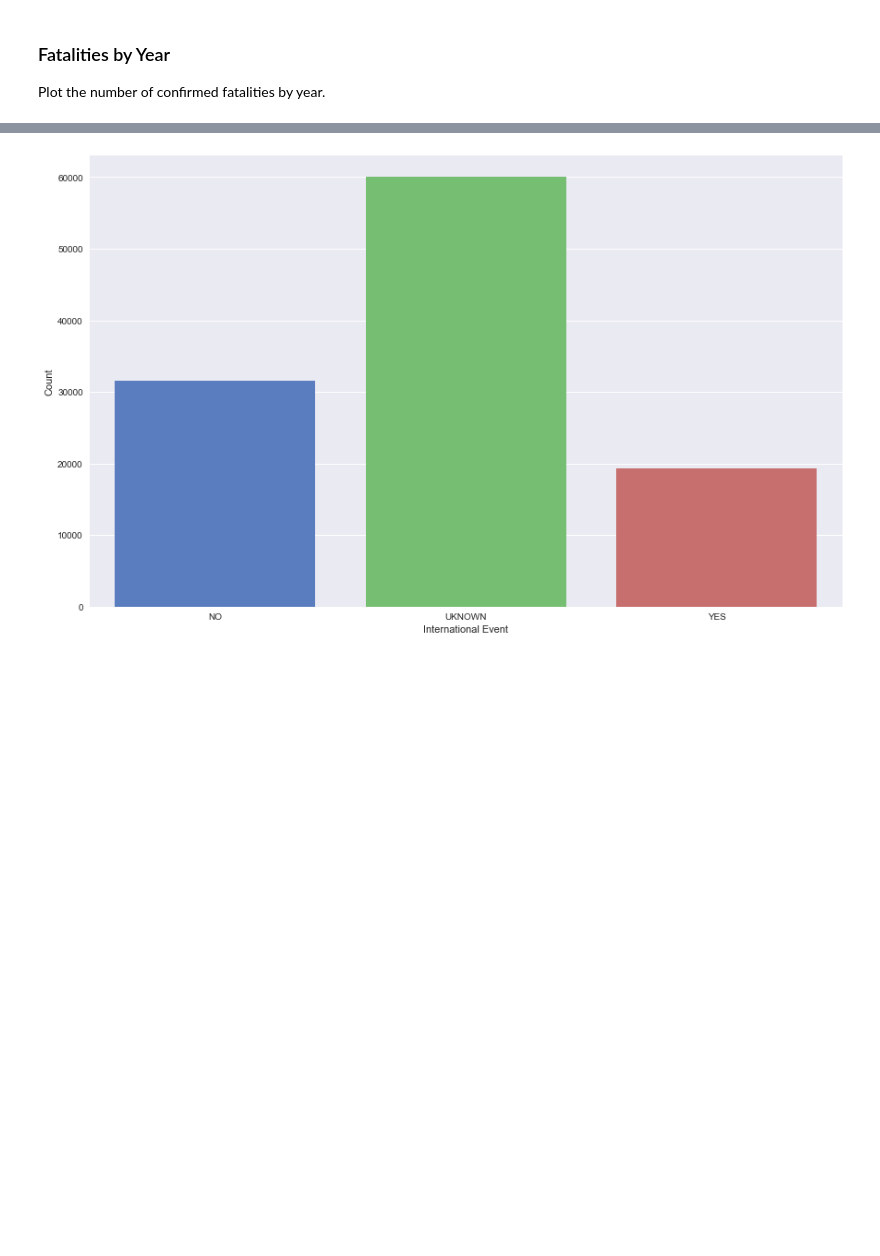
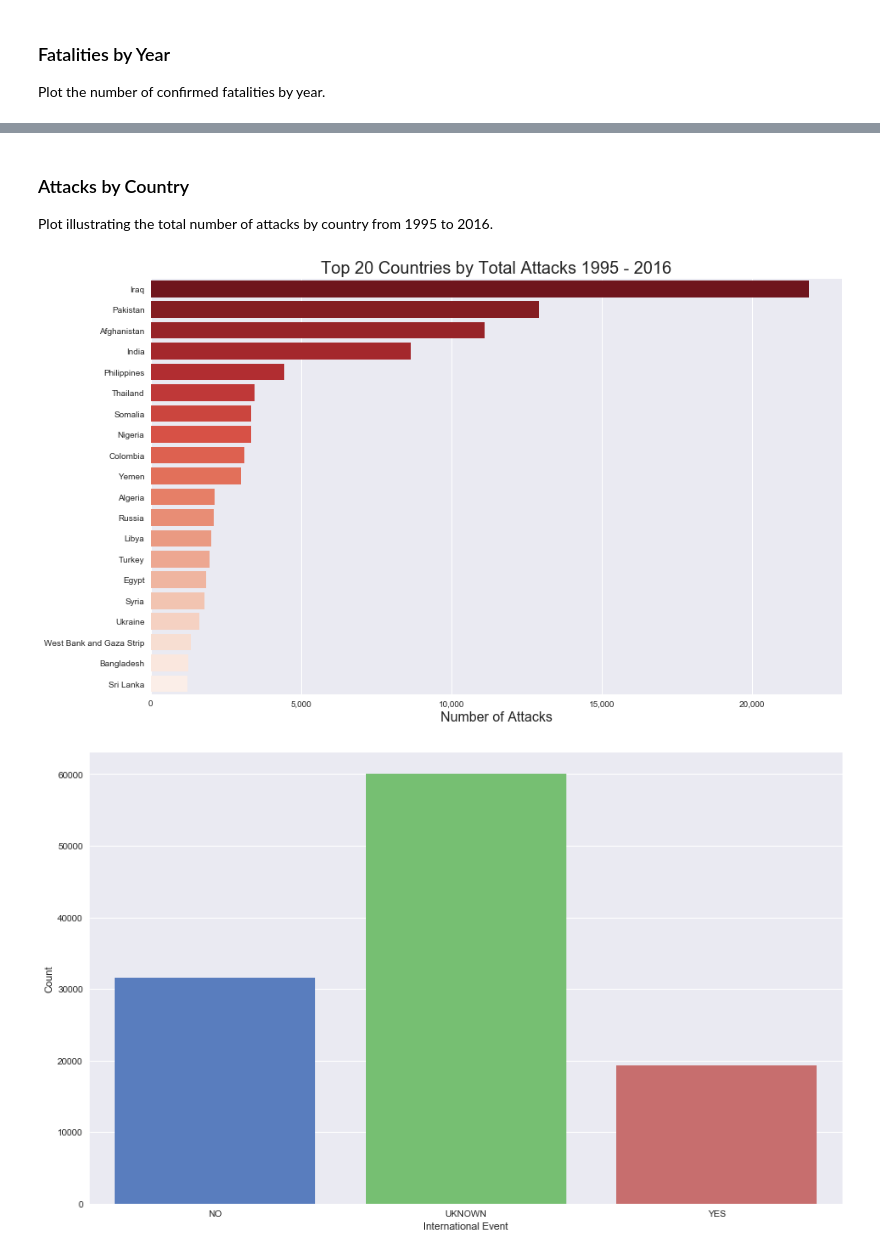
Before and after one commit to tcskowronek/predicting-terrorist-attacks, a Jupyter notebook: src/02-Exploratory-Data-Analysis.ipynb, the cells around one changed output, grey strips where cells are left out. Saved outputs shown, nothing was run; the diff lists cells and outputs as text; code cells hidden in the pictures; blank space fills up the shorter version.

```diff
--- a/src/02-Exploratory-Data-Analysis.ipynb
+++ b/src/02-Exploratory-Data-Analysis.ipynb
@@ -330,3 +328,33 @@ plt.show()
+# %% [markdown]
+### Attacks by Country
+Plot illustrating the total number of attacks by country from 1995 to 2016.
+# %%
+data = gtd_clean[['country_txt']].copy()
+data['event_id'] = data.index
+
+# Calculate the number of attacks
+data = data.groupby(['country_txt']).agg(['count'])
+data = data.reset_index()
+data.columns = ['Country','Attacks']
+
+# Order attacks descending
+data = data.sort_values('Attacks', ascending=False)[0:20]
+data = data.reset_index()
+
+# Set the color palette in reverse
+colors = sns.color_palette('Reds', len(data))
+colors.reverse()
+plt.figure(figsize=(14.6, 9.0))
+
+# Plot bar chart with index as x values
+ax = sns.barplot(data.Attacks, data.index, orient='h', palette=colors)
+ax.get_xaxis().set_major_formatter(plt.FuncFormatter(lambda x, loc: "{:,}".format(int(x))))
+ax.set_yticklabels(data.Country)
+ax.set_xlabel(xlabel='Number of Attacks', fontsize=16)
+ax.set_title(label='Top 20 Countries by Total Attacks 1995 - 2016', fontsize=20)
+plt.show();
+# %% [output]
+[figure, added]
 # %%
 _ = sns.countplot(x = 'INT_ANY_txt', data=gtd_clean)
 _ = plt.xlabel('International Event')
```
Also changed, not shown: parts of 3 cells of this notebook.
